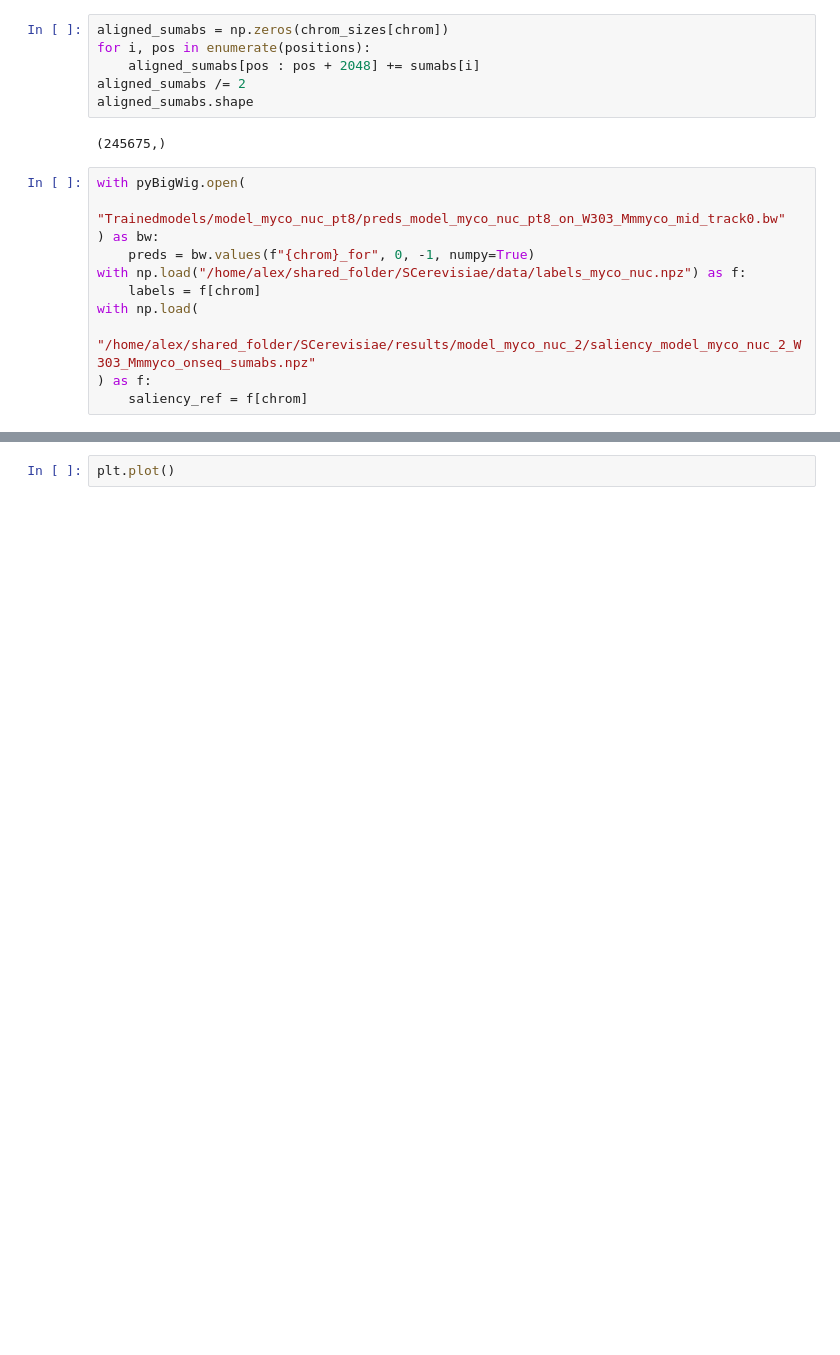
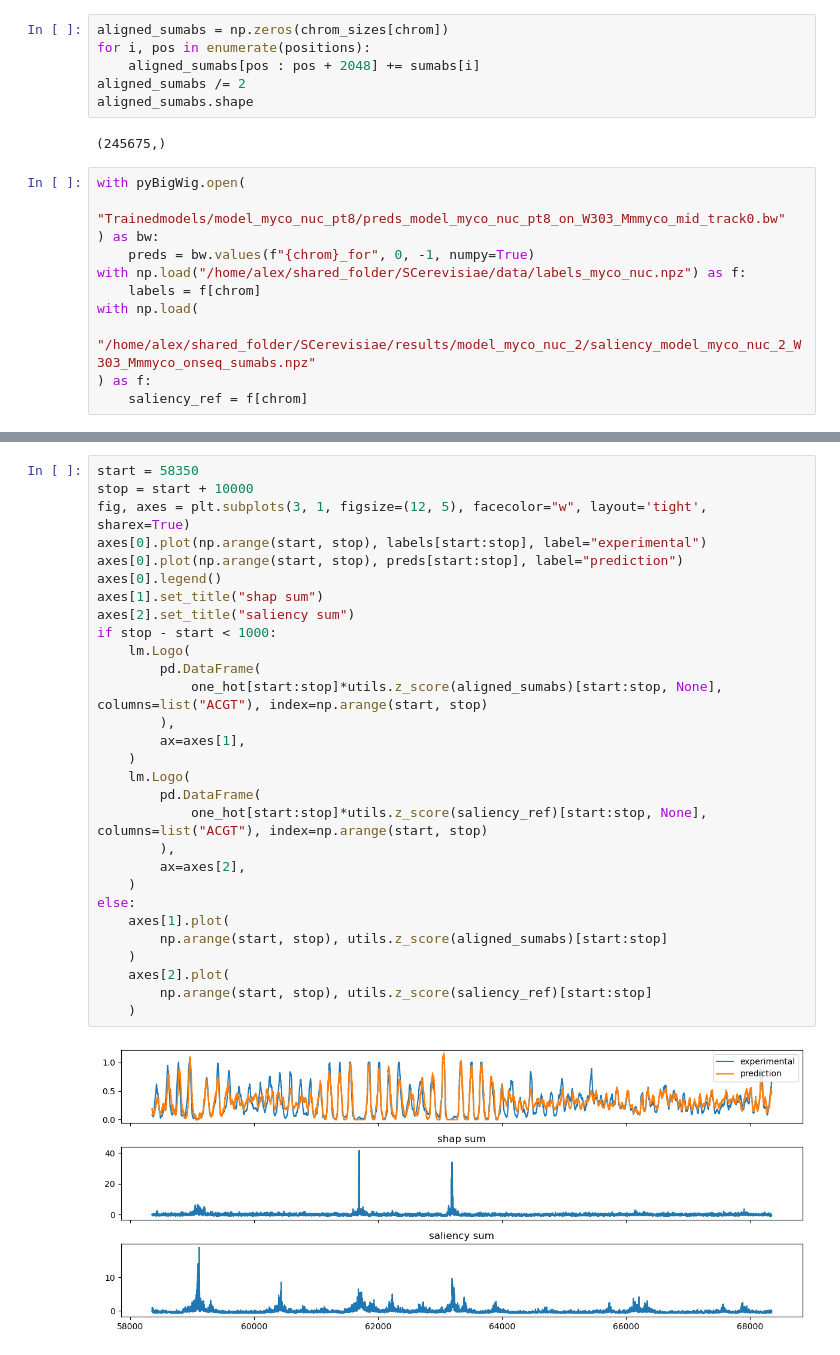
Before and after one commit to Alexwestbrook/SCerevisiae_chromatin_NN_prediction, a Jupyter notebook: model_interpretation.ipynb, the cells around one changed output, grey strips where cells are left out. Cells and saved outputs as stored; diff of their text form; blank space fills up the shorter version.

```diff
--- a/model_interpretation.ipynb
+++ b/model_interpretation.ipynb
@@ -1041,2 +1049,31 @@ for ax in axes:
-# %%
-plt.plot()
+# %%
+start = 58350
+stop = start + 10000
+fig, axes = plt.subplots(3, 1, figsize=(12, 5), facecolor="w", layout='tight', sharex=True)
+axes[0].plot(np.arange(start, stop), labels[start:stop], label="experimental")
+axes[0].plot(np.arange(start, stop), preds[start:stop], label="prediction")
+axes[0].legend()
+axes[1].set_title("shap sum")
+axes[2].set_title("saliency sum")
+if stop - start < 1000:
+    lm.Logo(
+        pd.DataFrame(
+            one_hot[start:stop]*utils.z_score(aligned_sumabs)[start:stop, None], columns=list("ACGT"), index=np.arange(start, stop)
+        ),
+        ax=axes[1],
+    )
+    lm.Logo(
+        pd.DataFrame(
+            one_hot[start:stop]*utils.z_score(saliency_ref)[start:stop, None], columns=list("ACGT"), index=np.arange(start, stop)
+        ),
+        ax=axes[2],
+    )
+else:
+    axes[1].plot(
+        np.arange(start, stop), utils.z_score(aligned_sumabs)[start:stop]
+    )
+    axes[2].plot(
+        np.arange(start, stop), utils.z_score(saliency_ref)[start:stop]
+    )
+# %% [output]
+[figure, added]
```
Also changed, not shown: parts of 1 cell of this notebook, 1 other file.
